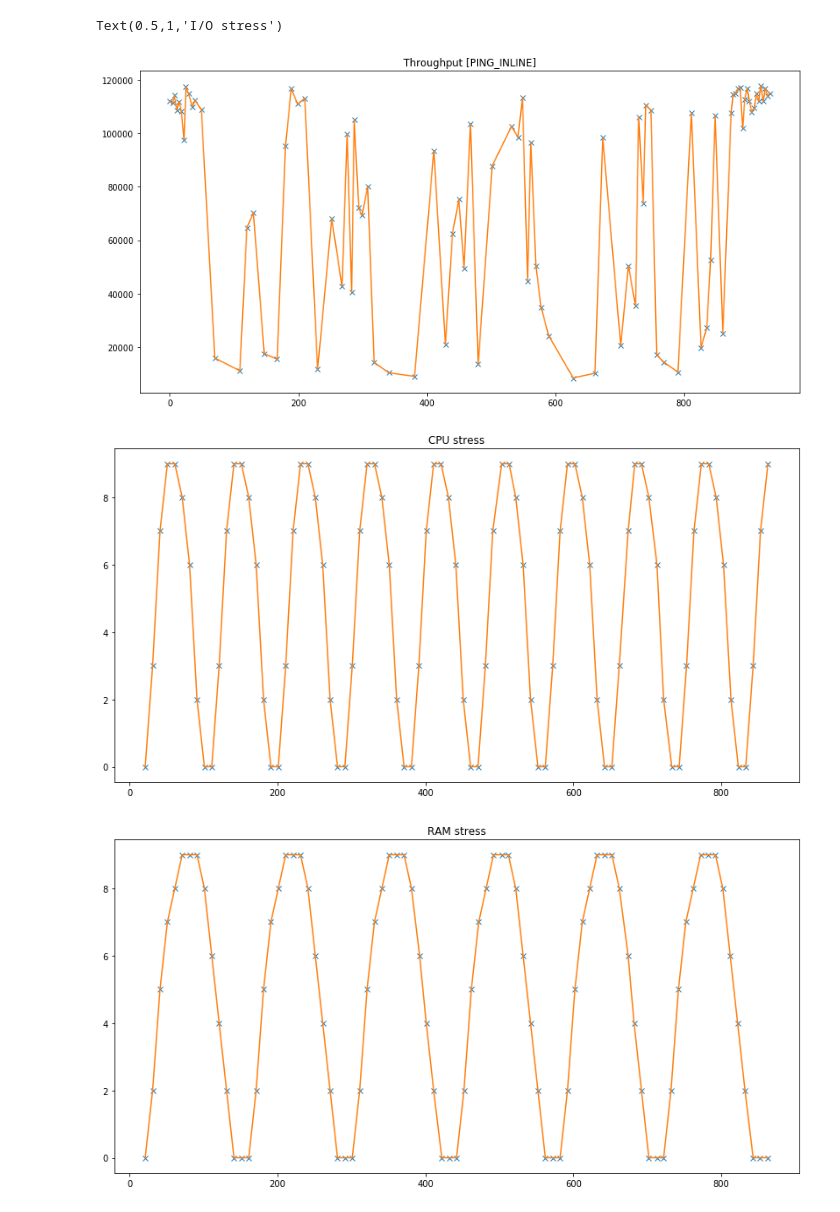
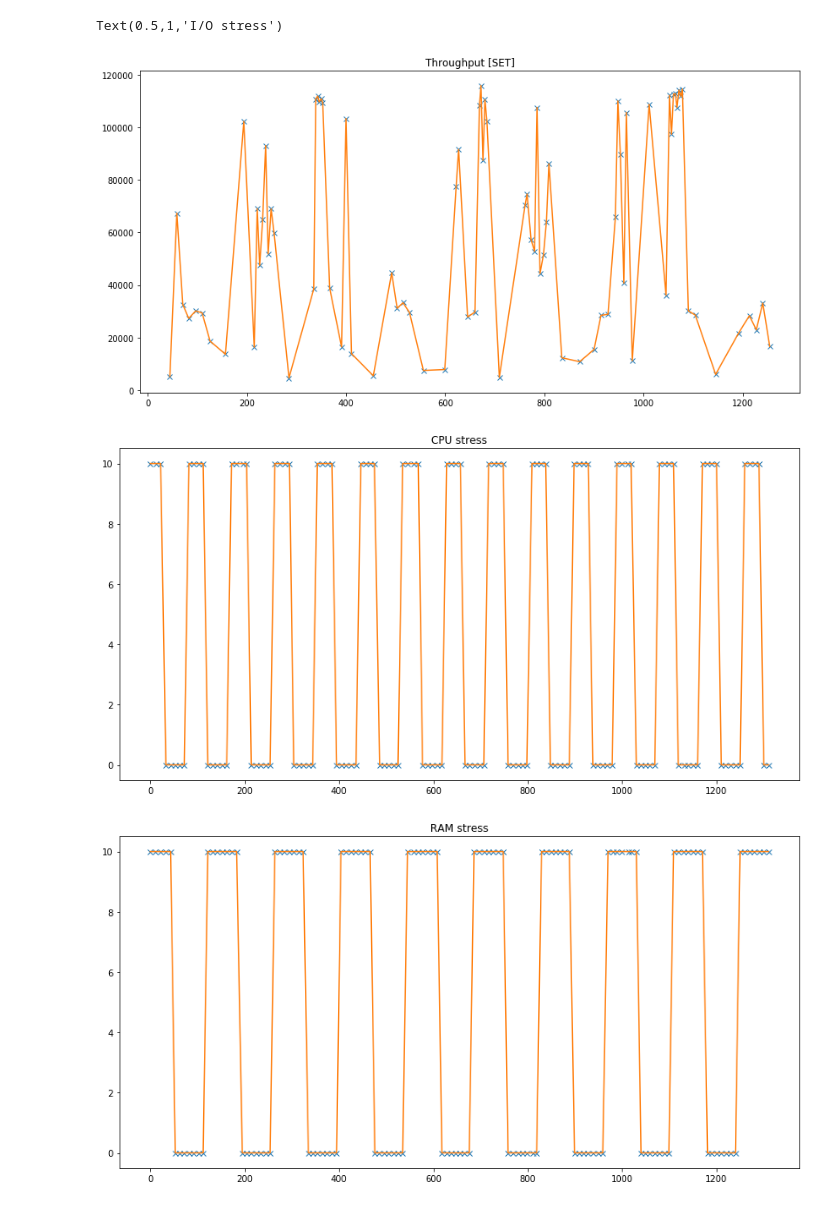
Before and after one commit to brice-morin/dracarys_xp, a Jupyter notebook: redis/redis.ipynb, the cells around one changed output. Cells and saved outputs as stored; diff of their text form; code cells hidden in the pictures.

```diff
--- a/redis/redis.ipynb
+++ b/redis/redis.ipynb
@@ -7,37 +7,48 @@ import scipy.signal as sig
 import matplotlib.pyplot as plt
 # %%
 origin = -1
+last = -1
 def extract(file, test):
     global origin
+    global last
     file = open(file)
     while True:
         line = file.readline()
         if not line:
             break
         arr = line.strip().split(',')
-        if origin == -1:
-            origin = int(arr[0])
+        #if origin == -1:
+            #origin = int(arr[0])
         if arr[1] == "\"" + test + "\"":
-            arr[0] = int(arr[0])-origin
-            yield arr
+            if int(arr[0])>=origin and int(arr[0])<last:
+                arr[0] = int(arr[0])-origin
+                yield arr
 
 def signal(file):
     global origin
+    global last
+    current = -1
     file = open(file)
     while True:
         line = file.readline()
         if not line:
+            last = current
             break
         if not line.startswith("-"):
             arr = line.strip().split(',')
+            if origin == -1:
+                origin = int(arr[0])
+            current = int(arr[0])
             arr[0] = int(arr[0]) - origin
             yield arr
 # %%
-ping_inline = list(extract("bench.log", "PING_INLINE"))
-sig1 = list(signal("sampler1.sig"))
-sig2 = list(signal("sampler2.sig"))
-sig3 = list(signal("sampler3.sig"))
-sig4 = list(signal("sampler4.sig"))
+sig1 = list(signal("square/sampler1.sig"))
+sig2 = list(signal("square/sampler2.sig"))
+sig3 = list(signal("square/sampler3.sig"))
+sig4 = list(signal("square/sampler4.sig"))
+
+ping_inline = list(extract("square/bench.log", "SET"))
+
 print(len(ping_inline))
 print(len(sig1))
 print(len(sig2))
@@ -68,30 +79,30 @@ sig4y = np.array([data[1] for data in sig4], dtype=int)
 # %%
 plt.figure(1, figsize=(14,7))
 plt.plot(x,y,'x')
 plt.plot(x,y)
-plt.title('Throughput [PING_INLINE]')
+plt.title('Throughput [SET]')
 
 plt.figure(2, figsize=(14,7))
 plt.plot(sig1x,sig1y,'x')
 plt.plot(sig1x,sig1y)
 plt.title('CPU stress')
 
 plt.figure(3, figsize=(14,7))
 plt.plot(sig2x,sig2y,'x')
 plt.plot(sig2x,sig2y)
 plt.title('RAM stress')
 
 plt.figure(4, figsize=(14,7))
 plt.plot(sig3x,sig3y,'x')
 plt.plot(sig3x,sig3y)
 plt.title('HDD stress')
 
 plt.figure(5, figsize=(14,7))
 plt.plot(sig4x,sig4y,'x')
 plt.plot(sig4x,sig4y)
 plt.title('I/O stress')
 # %% [output]
 Text(0.5,1,'I/O stress')
-[figure, old version]
+[figure, new version]
-[figure, old version]
+[figure, new version]
-[figure, old version]
+[figure, new version]
```
Also changed, not shown: parts of 4 cells of this notebook.
